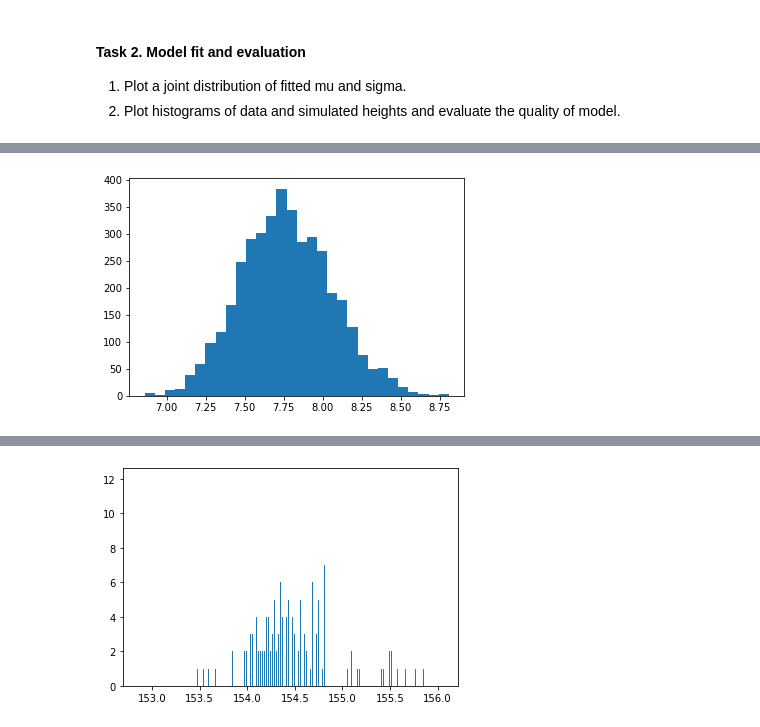
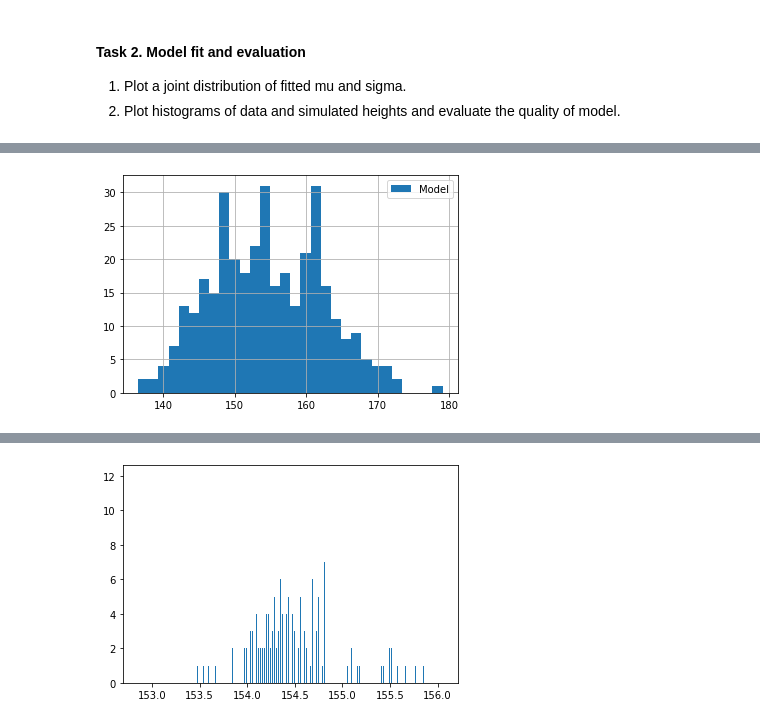
Before and after one commit to dominikwozniak/data-analytics, a Jupyter notebook: lab-4/lab_4.ipynb, the cells around one changed output, grey strips where cells are left out. Drawn from its saved outputs; the diff is of its cells as text; code cells hidden in the pictures.

```diff
--- a/lab-4/lab_4.ipynb
+++ b/lab-4/lab_4.ipynb
@@ -125,5 +152,6 @@ plt.show()
 # %%
-plt.hist(sigma_fit, bins=30)
+d["height"].hist(bins=30)
+plt.legend(["Model"])
 plt.show()
 # %% [output]
-[figure, old version]
+[figure, new version]
```
Also changed, not shown: parts of 18 cells of this notebook, 3 other files.
